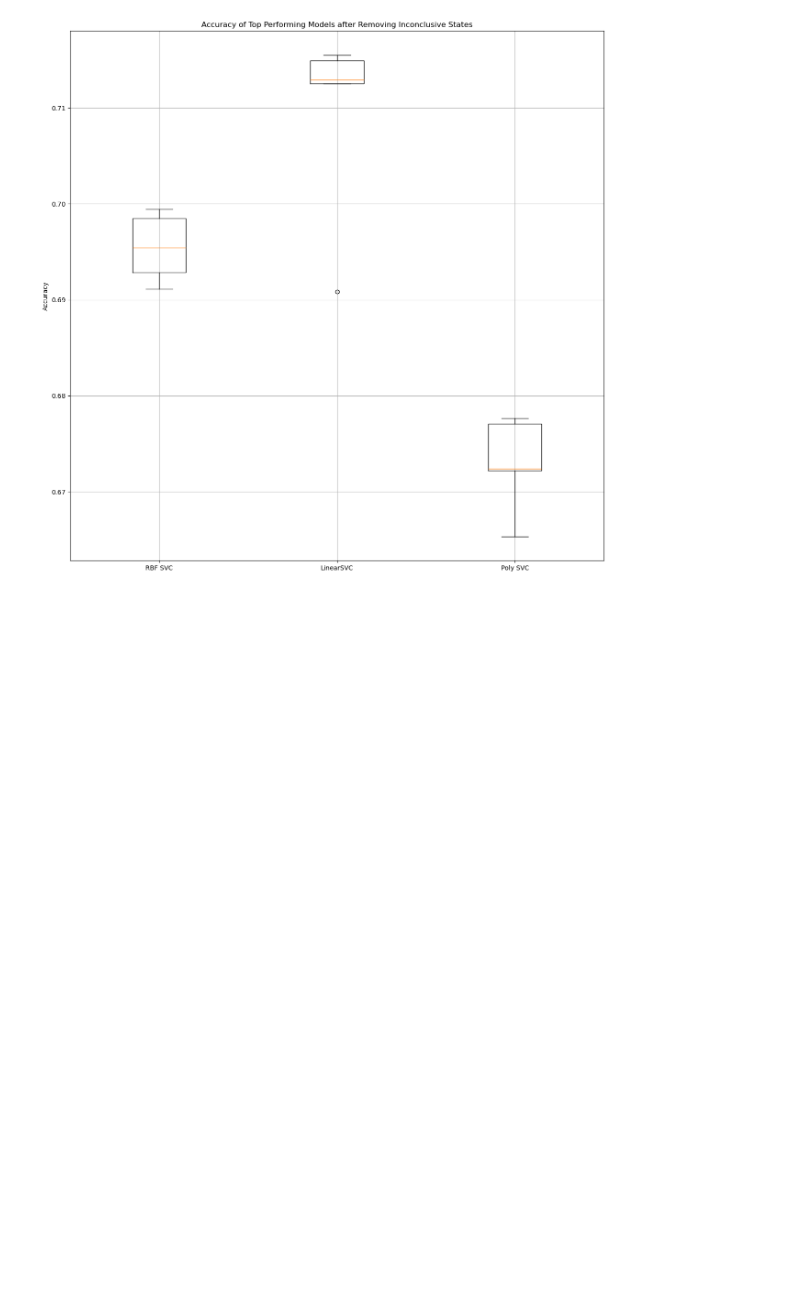
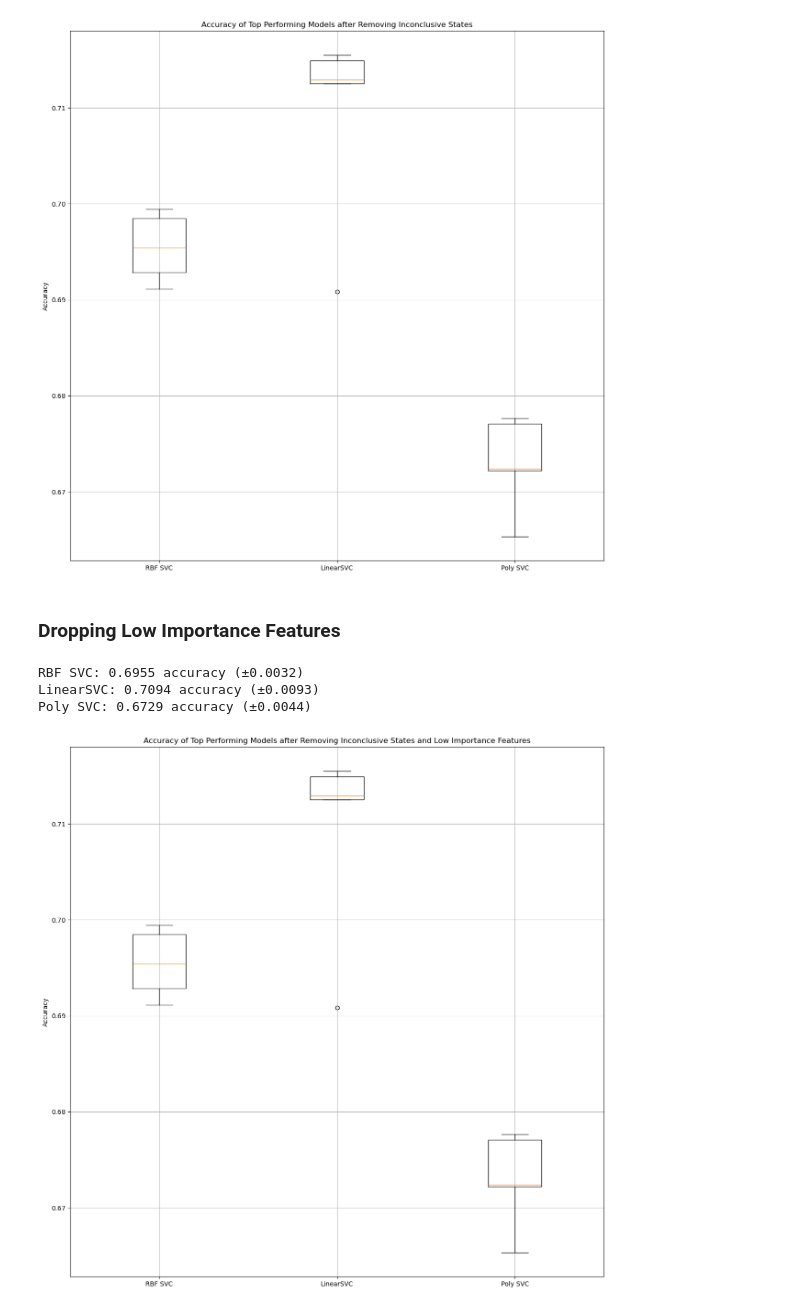
Before and after one commit to zarahtau/kickstarter-project-success-predictions, a Jupyter notebook: src/models/svm_inconclusive_kickstarters_eliminated.ipynb, the cells around one changed output. Cells and saved outputs as stored; diff of their text form; code cells hidden in the pictures; blank space fills up the shorter version.

Commit message:
SVM analysis removing low importance features after removing inconclusive states

```diff
--- a/src/models/svm_inconclusive_kickstarters_eliminated.ipynb
+++ b/src/models/svm_inconclusive_kickstarters_eliminated.ipynb
@@ -141,3 +141,5 @@ plt.grid(True)
 plt.show()
 # %% [output]
 [figure]
+# %% [markdown]
+<h3>Dropping Low Importance Features</h3>
@@ -143,0 +206,32 @@ plt.show()
+# %%
+# Using the best performing models from original SVM analysis
+models = [
+    ('RBF SVC', SVC(kernel='rbf', C=1000, gamma='scale', random_state=42)),
+    ('LinearSVC', LinearSVC(C=10, random_state=42)),
+    ('Poly SVC', SVC(kernel='poly', degree=2, C=1000, random_state=42)),
+]
+# %%
+results = []
+names = []
+scoring = 'accuracy'
+
+for name, model in models:
+    cv_results = cross_val_score(model, X, Y, cv=kfold, scoring=scoring)
+    results.append(cv_results)
+    names.append(name)
+    print(f"{name}: {cv_results.mean():.4f} accuracy (±{cv_results.std():.4f})")
+# %% [output]
+RBF SVC: 0.6955 accuracy (±0.0032)
+LinearSVC: 0.7094 accuracy (±0.0093)
+Poly SVC: 0.6729 accuracy (±0.0044)
+# %%
+plt.figure(figsize=(15, 15))
+plt.boxplot(results)
+plt.title('Accuracy of Top Performing Models after Removing Inconclusive States and Low Importance Features')
+plt.ylabel('Accuracy')
+all_names =names
+plt.xticks(range(1, len(all_names) + 1), all_names)
+plt.grid(True)
+plt.show()
+# %% [output]
+[figure, added]
```
Also changed, not shown: parts of 1 cell of this notebook.
